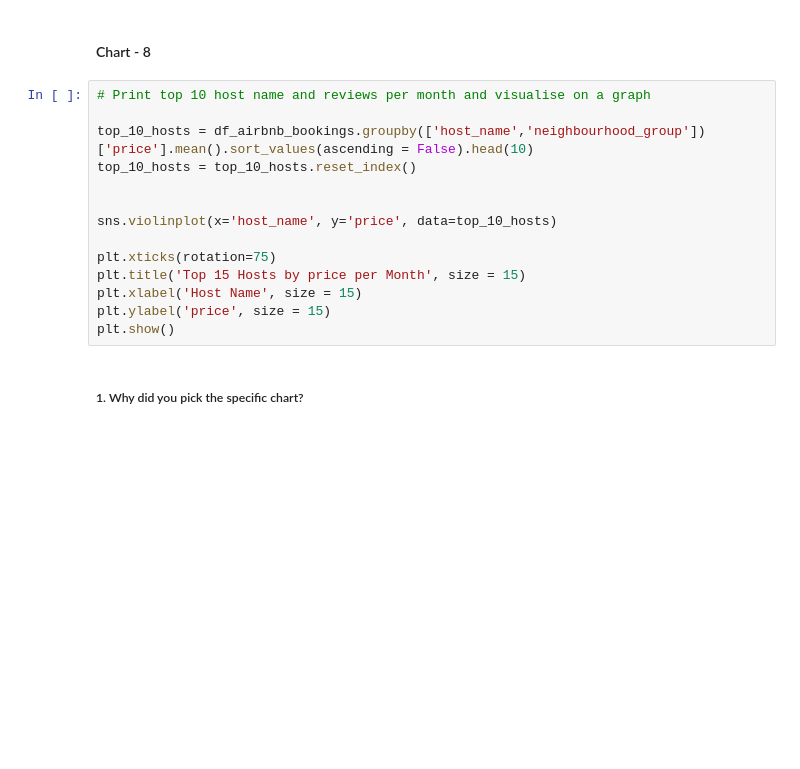
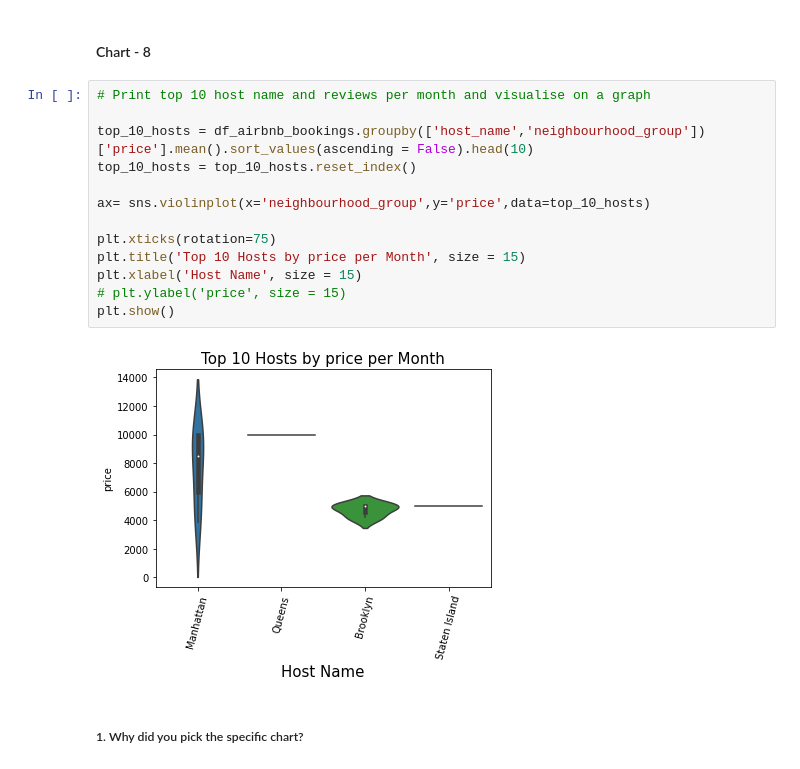
Before and after one commit to manish55shukla/AirBnb-Bookings-Analysis, a Jupyter notebook: Project_AirBnb_Bookings_Analysis.ipynb, the cells around one changed output. Drawn from its saved outputs; the diff is of its cells as text; blank space fills up the shorter version.

```diff
--- a/Project_AirBnb_Bookings_Analysis.ipynb
+++ b/Project_AirBnb_Bookings_Analysis.ipynb
@@ -700,17 +770,18 @@ Are there any insights that lead to negative growth? Justify with specific reaso
 # %%
 # Print top 10 host name and reviews per month and visualise on a graph
 
 top_10_hosts = df_airbnb_bookings.groupby(['host_name','neighbourhood_group'])['price'].mean().sort_values(ascending = False).head(10)
 top_10_hosts = top_10_hosts.reset_index()
 
-
-sns.violinplot(x='host_name', y='price', data=top_10_hosts)
+ax= sns.violinplot(x='neighbourhood_group',y='price',data=top_10_hosts)
 
 plt.xticks(rotation=75)
-plt.title('Top 15 Hosts by price per Month', size = 15)
+plt.title('Top 10 Hosts by price per Month', size = 15)
 plt.xlabel('Host Name', size = 15)
-plt.ylabel('price', size = 15)
+# plt.ylabel('price', size = 15)
 plt.show()
+# %% [output]
+[figure, added]
 # %% [markdown]
 ##### 1. Why did you pick the specific chart?
 # %% [markdown]
```
Also changed, not shown: parts of 20 cells of this notebook.
